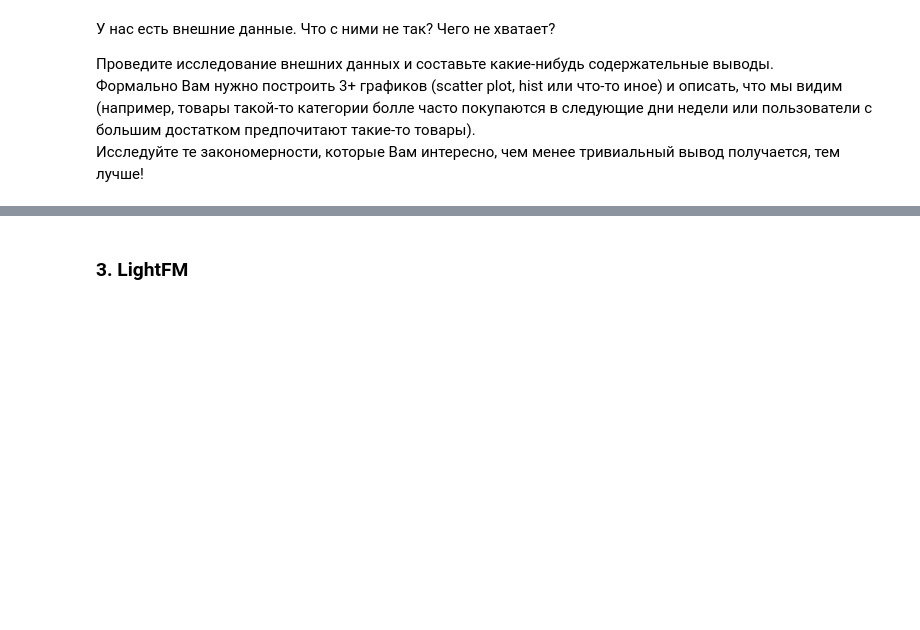
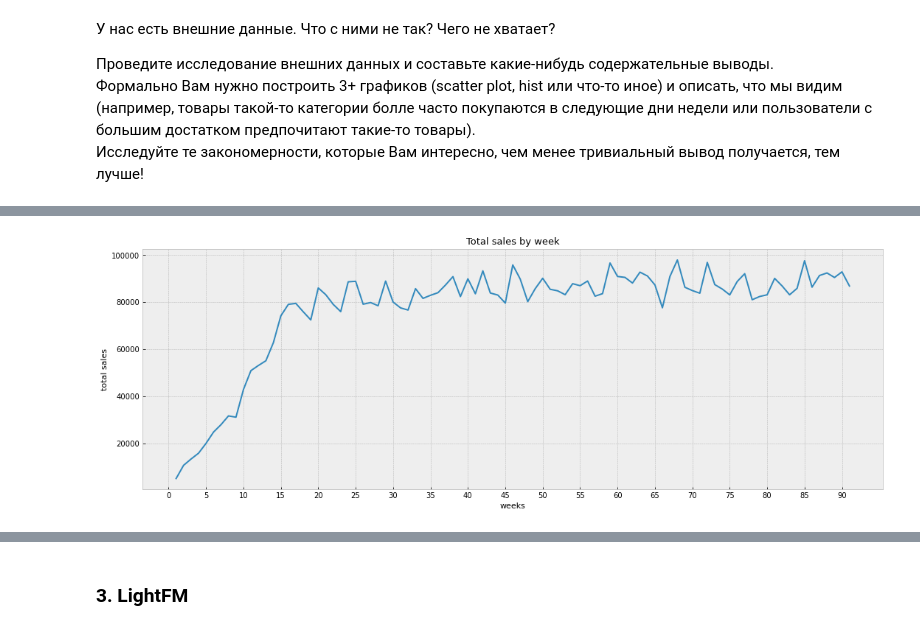
Before and after one commit to a1exkuchin/recommendation_systems, a Jupyter notebook: lesson-5.ipynb, the cells around one changed output, grey strips where cells are left out. Drawn from its saved outputs; the diff is of its cells as text; code cells hidden in the pictures; blank space fills up the shorter version.

```diff
--- a/lesson-5.ipynb
+++ b/lesson-5.ipynb
@@ -63,3 +67,18 @@ data = pd.read_csv('transaction_data.csv')
 Проведите исследование внешних данных и составьте какие-нибудь содержательные выводы.
 Формально Вам нужно построить 3+ графиков (scatter plot, hist или что-то иное) и описать, что мы видим (например, товары такой-то категории болле часто покупаются в следующие дни недели или пользователи с большим достатком предпочитают такие-то товары).
 Исследуйте те закономерности, которые Вам интересно, чем менее тривиальный вывод получается, тем лучше!
+# %%
+# column processing
+item_features.columns = [col.lower() for col in item_features.columns]
+user_features.columns = [col.lower() for col in user_features.columns]
+
+item_features.rename(columns={'product_id': 'item_id'}, inplace=True)
+user_features.rename(columns={'household_key': 'user_id'}, inplace=True)
+
+# train test split
+test_size_weeks = 3
+
+data_train = data[data['week_no'] < data['week_no'].max() - test_size_weeks]
+data_test = data[data['week_no'] >= data['week_no'].max() - test_size_weeks]
+
+data_train.head(2)
@@ -65,0 +105,7 @@ data = pd.read_csv('transaction_data.csv')
+# %%
+n_items_before = data_train['item_id'].nunique()
+
+data_train = popular_items(data_train)
+
+n_items_after = data_train['item_id'].nunique()
+print(f'Decreased # items from {n_items_before} to {n_items_after}')
@@ -65,0 +114,4 @@ data = pd.read_csv('transaction_data.csv')
+# %%
+data_user_feat = data_train.merge(user_features, on='user_id', how='left')
+#data_user_feat
+sales_for_week = data_user_feat.groupby('week_no')['sales_value'].sum()
@@ -65,0 +134,13 @@ data = pd.read_csv('transaction_data.csv')
+# %%
+#суммарные продажи по неделям
+plt.figure(figsize=(18, 6))
+with plt.style.context('bmh'):
+    plt.plot(sales_for_week)
+    plt.title('Total sales by week', fontsize=13)
+    plt.xticks(range(0,95,5))
+    plt.xlabel('weeks', fontsize=11)
+    plt.ylabel('total sales', fontsize=11)
+
+plt.show()
+# %% [output]
+[figure, added]
```
Also changed, not shown: parts of 19 cells of this notebook.
